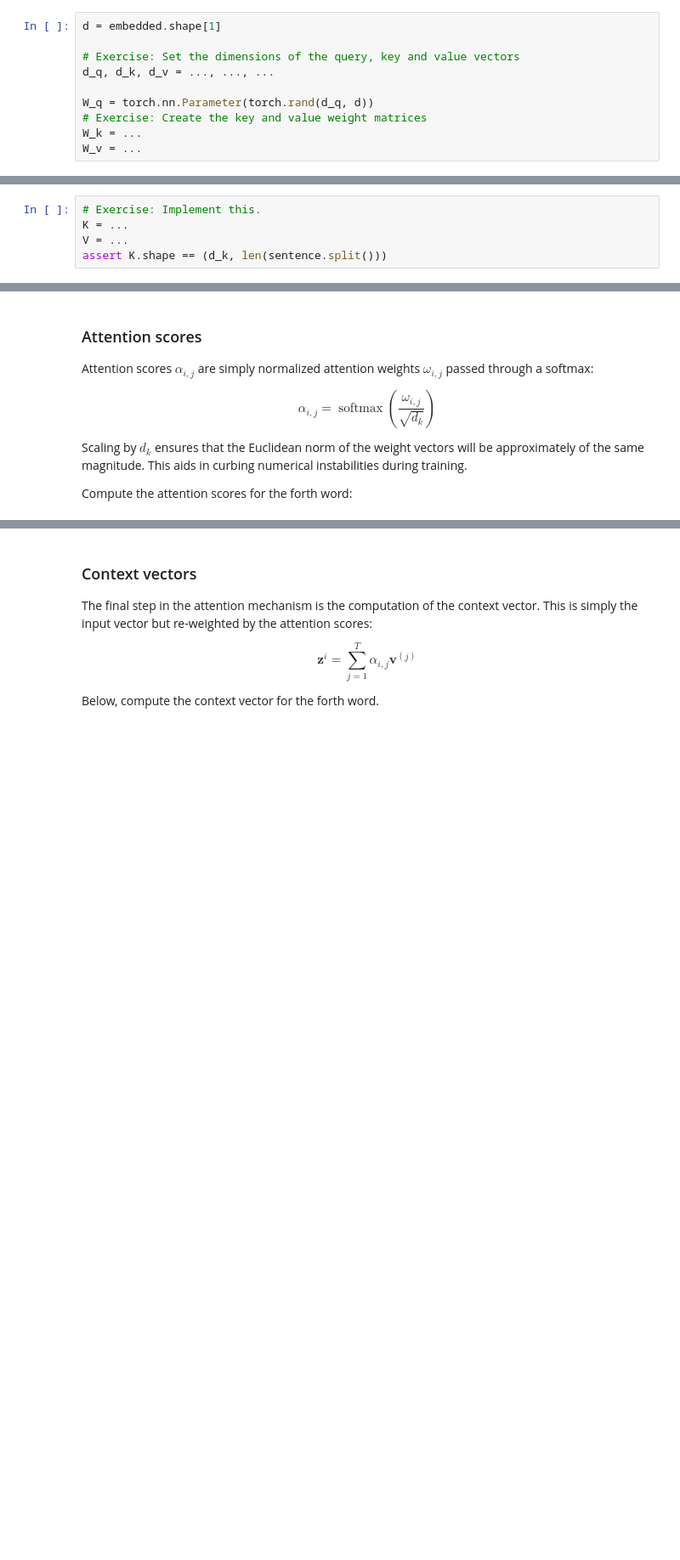
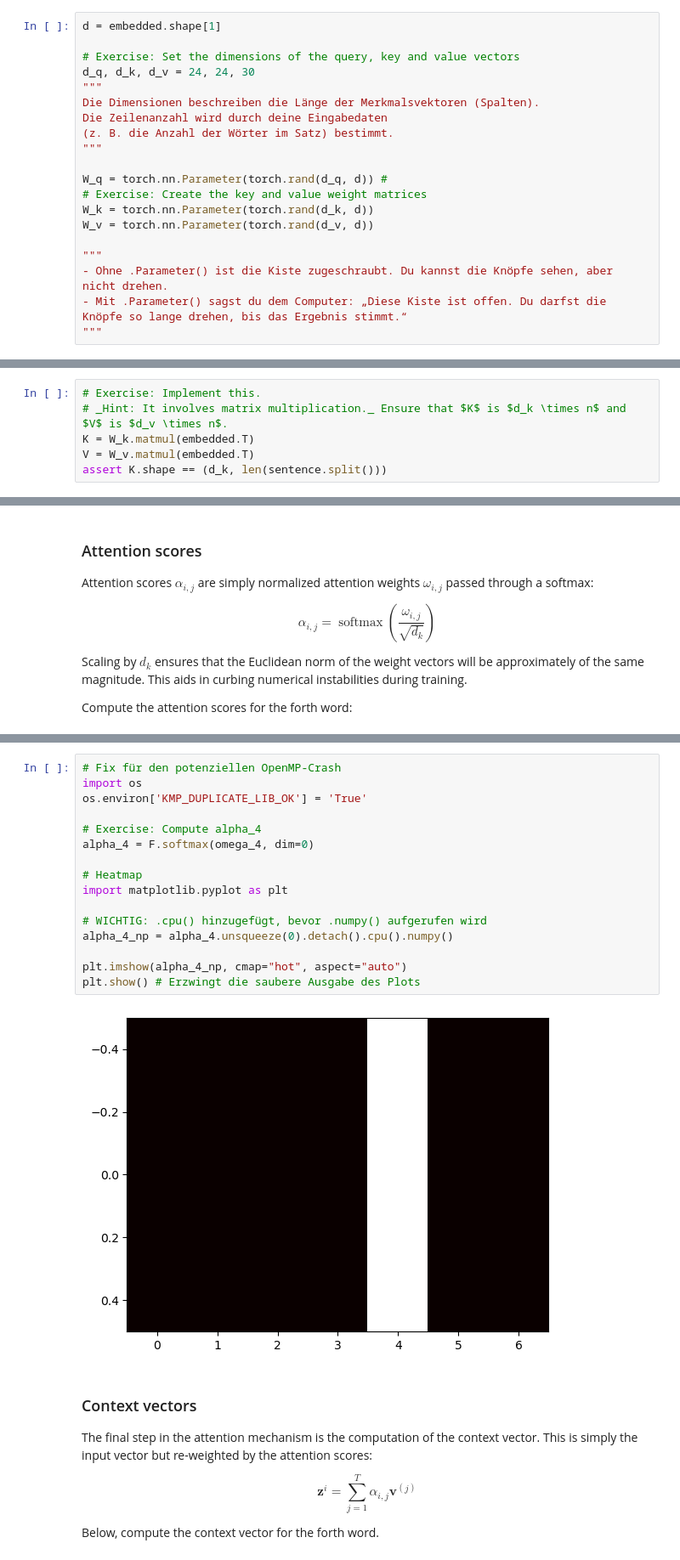
Before and after one commit to meyersi7/MLOps_Labs, a Jupyter notebook: lab01/lab01c.ipynb, the cells around one changed output, grey strips where cells are left out. Shown at 85% size. Saved outputs shown, nothing was run; the diff lists cells and outputs as text; blank space fills up the shorter version.

```diff
--- a/lab01/lab01c.ipynb
+++ b/lab01/lab01c.ipynb
@@ -79,9 +85,19 @@ For now, we'll set $d_q = d_k = 24$ and $d_v = 30$.
 d = embedded.shape[1]
 
 # Exercise: Set the dimensions of the query, key and value vectors
-d_q, d_k, d_v = ..., ..., ...
+d_q, d_k, d_v = 24, 24, 30
+"""
+Die Dimensionen beschreiben die Länge der Merkmalsvektoren (Spalten).
+Die Zeilenanzahl wird durch deine Eingabedaten
+(z. B. die Anzahl der Wörter im Satz) bestimmt.
+"""
 
-W_q = torch.nn.Parameter(torch.rand(d_q, d))
+W_q = torch.nn.Parameter(torch.rand(d_q, d)) #
 # Exercise: Create the key and value weight matrices
-W_k = ...
-W_v = ...
+W_k = torch.nn.Parameter(torch.rand(d_k, d))
+W_v = torch.nn.Parameter(torch.rand(d_v, d))
+
+"""
+- Ohne .Parameter() ist die Kiste zugeschraubt. Du kannst die Knöpfe sehen, aber nicht drehen.
+- Mit .Parameter() sagst du dem Computer: „Diese Kiste ist offen. Du darfst die Knöpfe so lange drehen, bis das Ergebnis stimmt.“
+"""
@@ -106,6 +170,7 @@ Now it's your turn, generalize the computation of the keys and values to all $j$
 _Hint: It involves matrix multiplication._ Ensure that $K$ is $d_k \times n$ and $V$ is $d_v \times n$.
 # %%
 # Exercise: Implement this.
-K = ...
-V = ...
+# _Hint: It involves matrix multiplication._ Ensure that $K$ is $d_k \times n$ and $V$ is $d_v \times n$.
+K = W_k.matmul(embedded.T)
+V = W_v.matmul(embedded.T)
 assert K.shape == (d_k, len(sentence.split()))
@@ -131,3 +210,21 @@ alpha_4
+# %%
+# Fix für den potenziellen OpenMP-Crash
+import os
+os.environ['KMP_DUPLICATE_LIB_OK'] = 'True'
+
+# Exercise: Compute alpha_4
+alpha_4 = F.softmax(omega_4, dim=0)
+
+# Heatmap
+import matplotlib.pyplot as plt
+
+# WICHTIG: .cpu() hinzugefügt, bevor .numpy() aufgerufen wird
+alpha_4_np = alpha_4.unsqueeze(0).detach().cpu().numpy()
+
+plt.imshow(alpha_4_np, cmap="hot", aspect="auto")
+plt.show() # Erzwingt die saubere Ausgabe des Plots
+# %% [output]
+[figure, added]
 # %% [markdown]
 ### Context vectors
 
```
Also changed, not shown: parts of 20 cells of this notebook, 3 other files.
